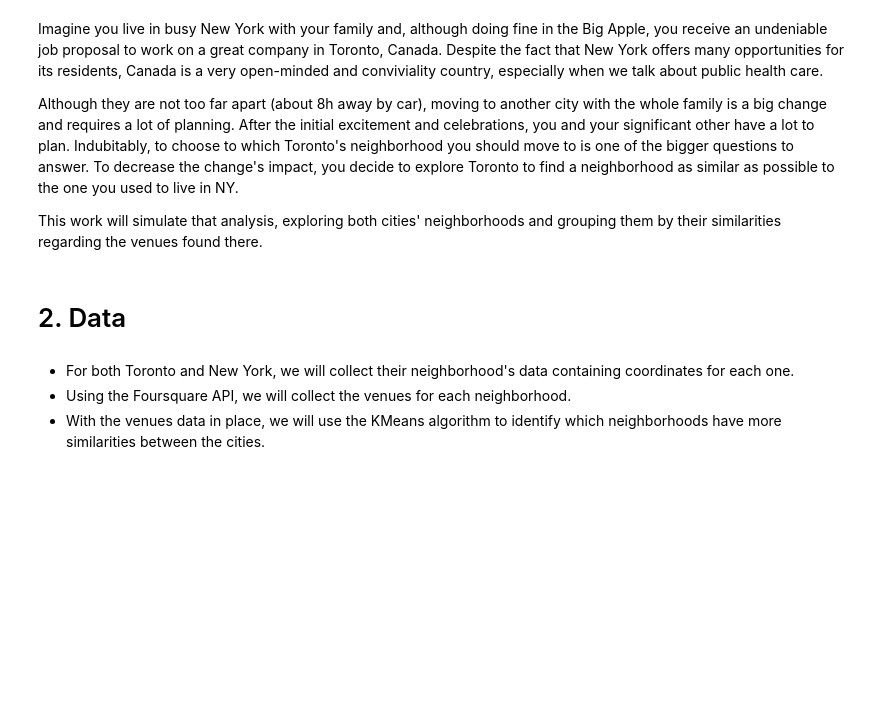
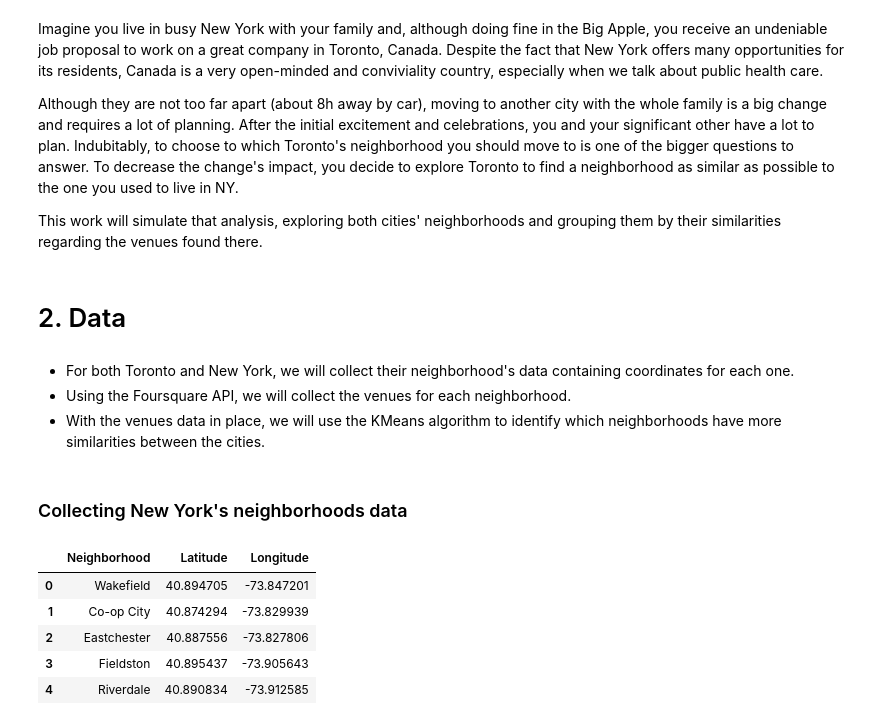
Before and after one commit to tcurvelo/Coursera_Capstone, a Jupyter notebook: ny2to.ipynb, the cells around one changed output. Saved outputs shown, nothing was run; the diff lists cells and outputs as text; code cells hidden in the pictures; blank space fills up the shorter version.

```diff
--- a/ny2to.ipynb
+++ b/ny2to.ipynb
@@ -17,0 +30,2 @@ This work will simulate that analysis, exploring both cities' neighborhoods and
+# %% [markdown]
+### Collecting New York's neighborhoods data
@@ -17,0 +48,13 @@ This work will simulate that analysis, exploring both cities' neighborhoods and
+# %%
+# Optional. To save time on downloading, we can store/retrieve the nb dataframe
+# newyork.to_csv("newyork_nbs.csv", index=False)
+# newyork = pd.read_csv("newyork_nbs.csv")
+
+newyork.head()
+# %% [output]
+|  | Neighborhood | Latitude | Longitude |
+| 0 | Wakefield | 40.894705 | -73.847201 |
+| 1 | Co-op City | 40.874294 | -73.829939 |
+| 2 | Eastchester | 40.887556 | -73.827806 |
+| 3 | Fieldston | 40.895437 | -73.905643 |
+| 4 | Riverdale | 40.890834 | -73.912585 |
```
Also changed, not shown: parts of 18 cells of this notebook, 4 other files.
